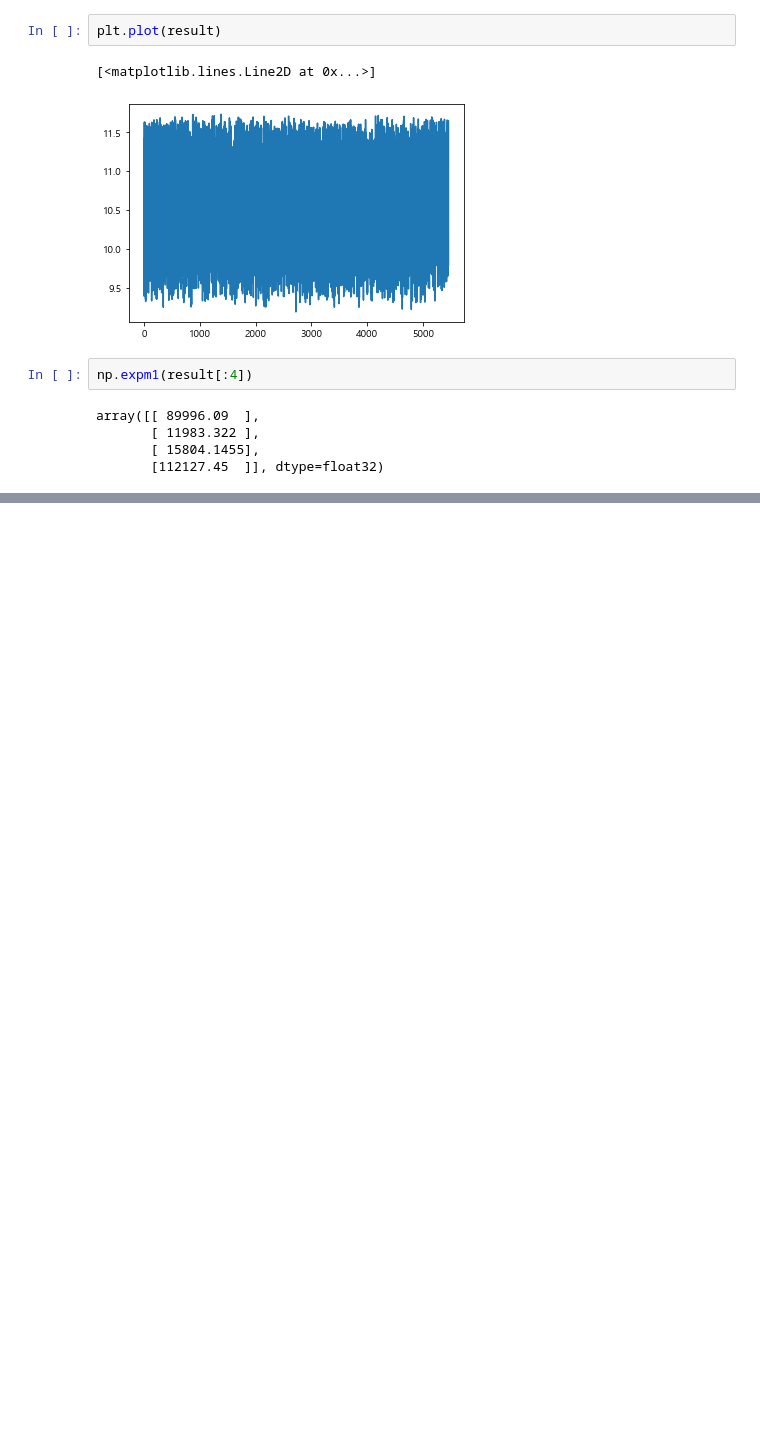
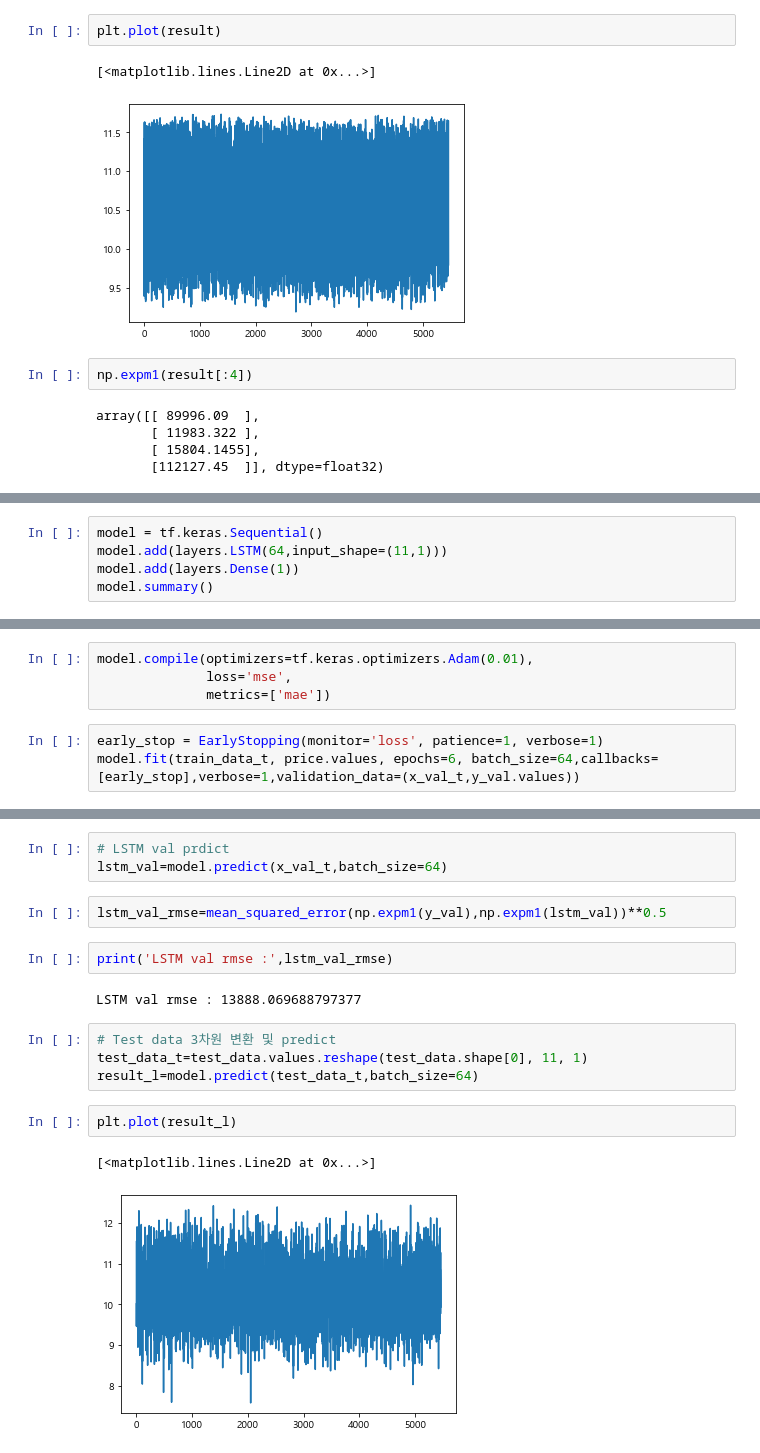
Before and after one commit to DSC-SCH/Apt_real_price_prediction, a Jupyter notebook: Apt_real_price_prediction.ipynb, the cells around one changed output, grey strips where cells are left out. Drawn from its saved outputs; the diff is of its cells as text; blank space fills up the shorter version.

```diff
--- a/Apt_real_price_prediction.ipynb
+++ b/Apt_real_price_prediction.ipynb
@@ -783,0 +828,5 @@ array([[ 89996.09  ],
+# %%
+model = tf.keras.Sequential()
+model.add(layers.LSTM(64,input_shape=(11,1)))
+model.add(layers.Dense(1))
+model.summary()
@@ -783,0 +846,7 @@ array([[ 89996.09  ],
+# %%
+model.compile(optimizers=tf.keras.optimizers.Adam(0.01),
+              loss='mse',
+              metrics=['mae'])
+# %%
+early_stop = EarlyStopping(monitor='loss', patience=1, verbose=1)
+model.fit(train_data_t, price.values, epochs=6, batch_size=64,callbacks=[early_stop],verbose=1,validation_data=(x_val_t,y_val.values))
@@ -783,0 +868,18 @@ array([[ 89996.09  ],
+# %%
+# LSTM val prdict
+lstm_val=model.predict(x_val_t,batch_size=64)
+# %%
+lstm_val_rmse=mean_squared_error(np.expm1(y_val),np.expm1(lstm_val))**0.5
+# %%
+print('LSTM val rmse :',lstm_val_rmse)
+# %% [output]
+LSTM val rmse : 13888.069688797377
+# %%
+# Test data 3차원 변환 및 predict
+test_data_t=test_data.values.reshape(test_data.shape[0], 11, 1)
+result_l=model.predict(test_data_t,batch_size=64)
+# %%
+plt.plot(result_l)
+# %% [output]
+[<matplotlib.lines.Line2D at 0x...>]
+[figure, added]
```
Also changed, not shown: parts of 8 cells of this notebook.
